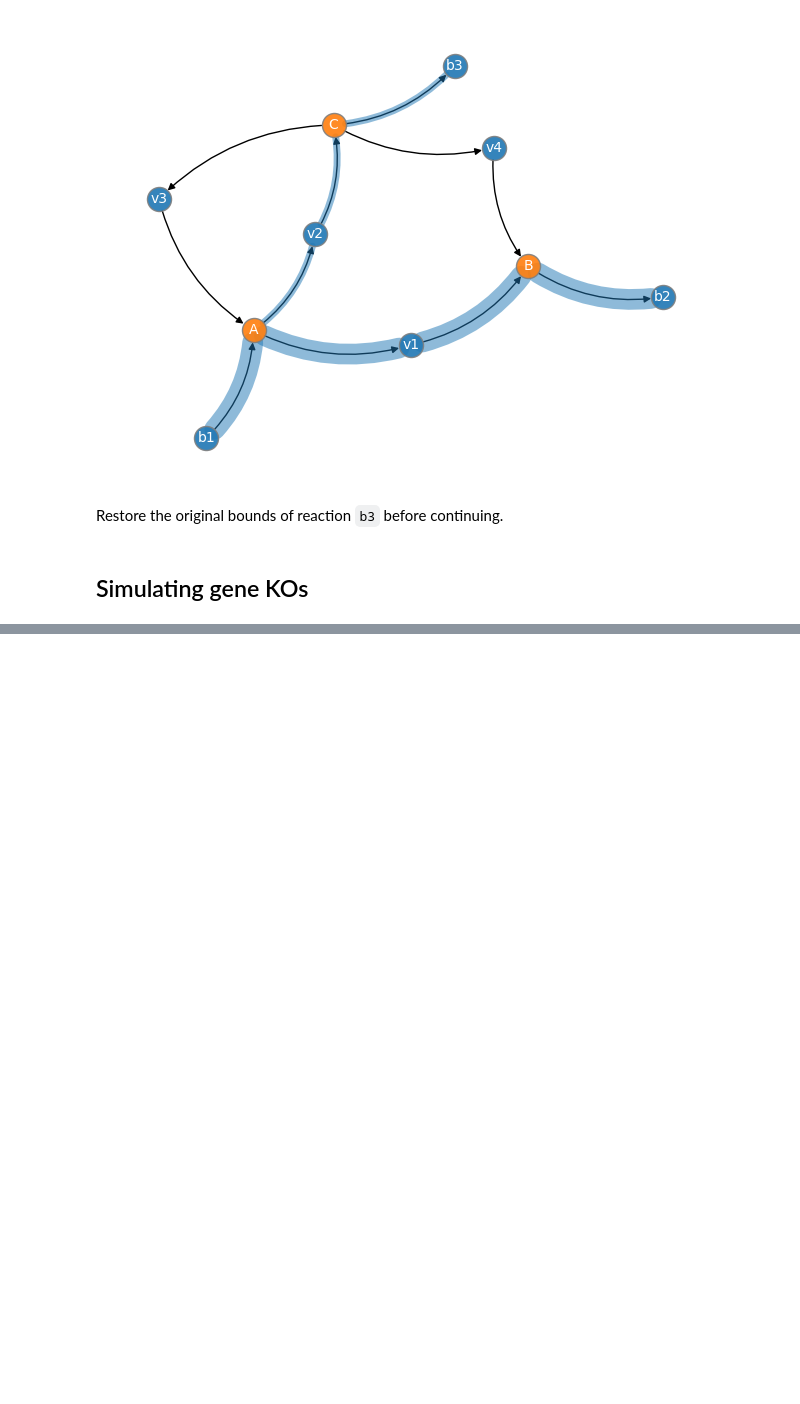
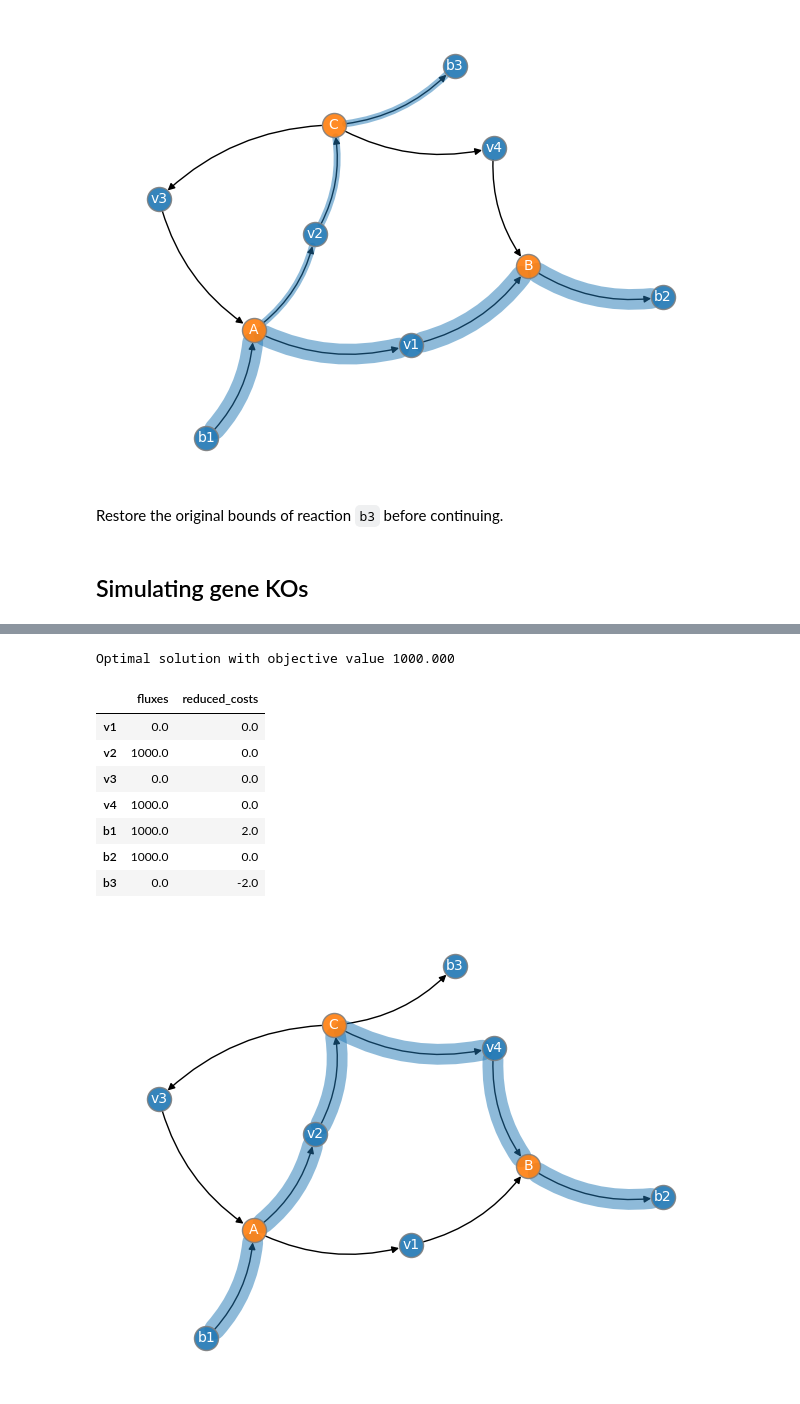
Before and after one commit to PathoGenOmics-Lab/misb_training_2024, a Jupyter notebook: modelling/01_intro_to_cobra.ipynb, the cells around one changed output, grey strips where cells are left out. Drawn from its saved outputs; the diff is of its cells as text; code cells hidden in the pictures; blank space fills up the shorter version.

```diff
--- a/modelling/01_intro_to_cobra.ipynb
+++ b/modelling/01_intro_to_cobra.ipynb
@@ -203,0 +259,17 @@ model.reactions.v4.gene_reaction_rule = "geneU"
+# %%
+with model:
+    model.genes.geneW.knock_out()
+    model.genes.geneX.knock_out()
+    display(model.optimize())
+    np.plot()
+# %% [output]
+Optimal solution with objective value 1000.000
+|  | fluxes | reduced_costs |
+| v1 | 0.0 | 0.0 |
+| v2 | 1000.0 | 0.0 |
+| v3 | 0.0 | 0.0 |
+| v4 | 1000.0 | 0.0 |
+| b1 | 1000.0 | 2.0 |
+| b2 | 1000.0 | 0.0 |
+| b3 | 0.0 | -2.0 |
+[figure, added]
```
Also changed, not shown: parts of 18 cells of this notebook, 1 other file.
